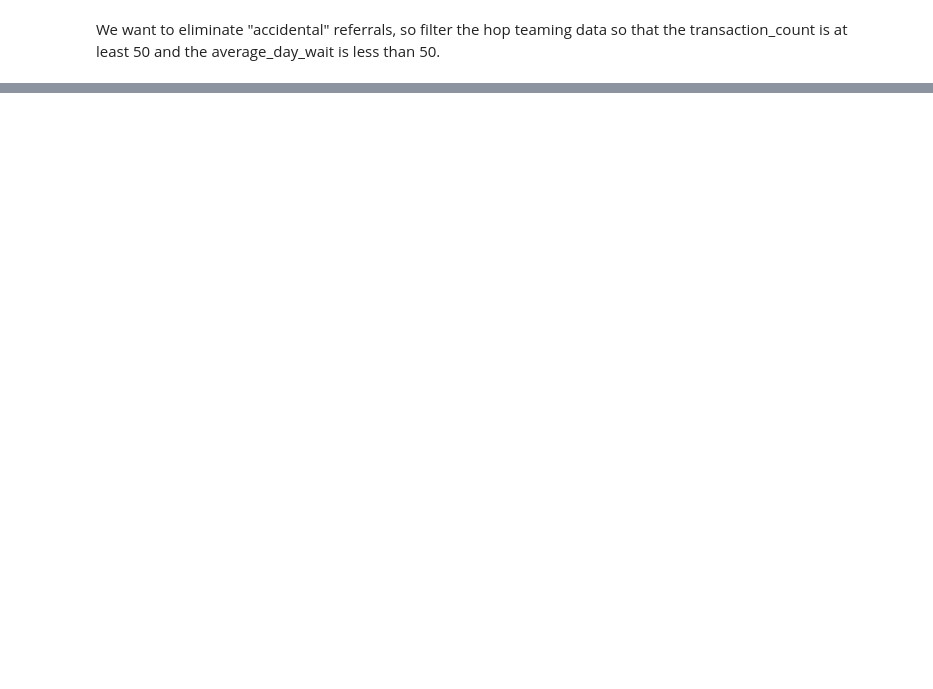
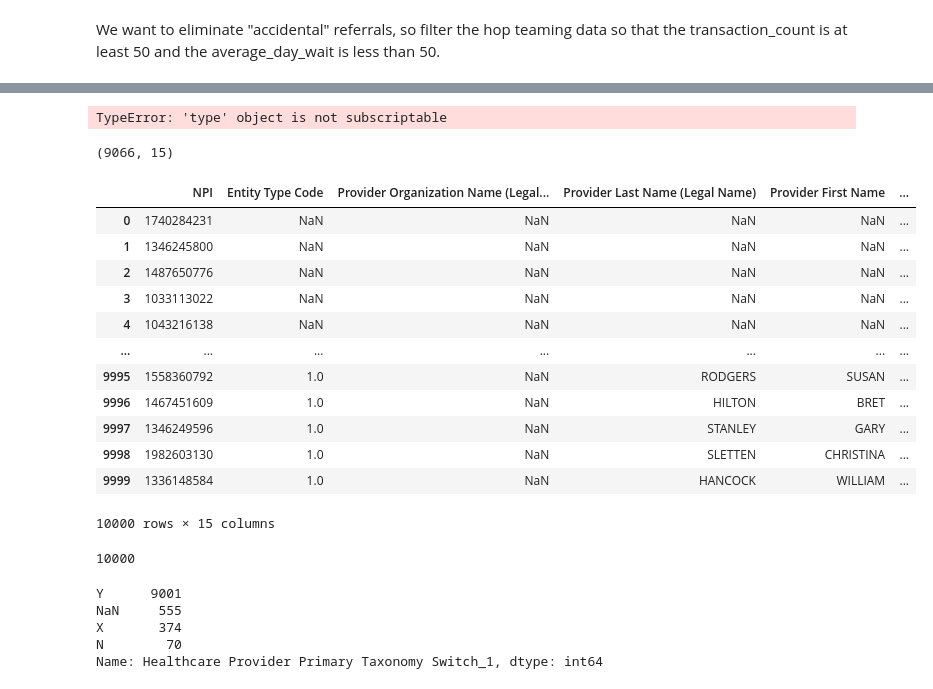
Before and after one commit to hcgreer/hop_team-team_blimp, a Jupyter notebook: hop_data_cleanup.ipynb, the cells around one changed output, grey strips where cells are left out. Drawn from its saved outputs; the diff is of its cells as text; code cells hidden in the pictures; blank space fills up the shorter version.

```diff
--- a/hop_data_cleanup.ipynb
+++ b/hop_data_cleanup.ipynb
@@ -183,0 +200,80 @@ for column in (chunk_npi.columns):
+# %%
+#Steps for my loop
+x = []
+for i in range [1,16]:
+    if f'Healthcare Provider Primary Taxonomy Switch_{i}' == 'Y':
+        x.append[f'Healthcare Provider Taxonomy Code_{i}'.values]
+    elif f'Healthcare Provider Primary Taxonomy Switch_{i+1}' == 'Y':
+        x.append[f'Healthcare Provider Taxonomy Code_{i+1}'.values]
+    else:
+        x.append['none']
+# %% [output]
+TypeError: 'type' object is not subscriptable
+# %%
+# to get all the "Y" taxonomy codes
+x = []
+for i in range (1,16):
+    x.append(npi[npi[f'Healthcare Provider Primary Taxonomy Switch_{i}' ]== 'Y'][['NPI',
+         'Entity Type Code',
+         'Provider Organization Name (Legal Business Name)',
+         'Provider Last Name (Legal Name)',
+         'Provider First Name',
+         'Provider Middle Name',
+         'Provider Name Prefix Text',
+         'Provider Name Suffix Text',
+         'Provider Credential Text',
+         'Provider First Line Business Practice Location Address',
+         'Provider Second Line Business Practice Location Address',
+         'Provider Business Practice Location Address City Name',
+         'Provider Business Practice Location Address State Name',
+         'Provider Business Practice Location Address Postal Code',
+        f'Healthcare Provider Taxonomy Code_{i}']].rename(columns={f'Healthcare Provider Taxonomy Code_{i}':'Taxonomy_code'}))
+# %%
+#x is coming as multiple df so to stich them together use the pd.concat
+yes_code = pd.concat(x)
+yes_code.shape
+# %% [output]
+(9066, 15)
+# %%
+pd.merge(left = npi[['NPI',
+         'Entity Type Code',
+         'Provider Organization Name (Legal Business Name)',
+         'Provider Last Name (Legal Name)',
+         'Provider First Name',
+         'Provider Middle Name',
+         'Provider Name Prefix Text',
+         'Provider Name Suffix Text',
+         'Provider Credential Text',
+         'Provider First Line Business Practice Location Address',
+         'Provider Second Line Business Practice Location Address',
+         'Provider Business Practice Location Address City Name',
+         'Provider Business Practice Location Address State Name',
+         'Provider Business Practice Location Address Postal Code']], right = yes_code, how = "left").drop_duplicates()
+# %% [output]
+|  | NPI | Entity Type Code | Provider Organization Name (Legal... | Provider Last Name (Legal Name) | Provider First Name | ... |
+| 0 | 1740284231 | NaN | NaN | NaN | NaN | ... |
+| 1 | 1346245800 | NaN | NaN | NaN | NaN | ... |
+| 2 | 1487650776 | NaN | NaN | NaN | NaN | ... |
+| 3 | 1033113022 | NaN | NaN | NaN | NaN | ... |
+| 4 | 1043216138 | NaN | NaN | NaN | NaN | ... |
+| ... | ... | ... | ... | ... | ... | ... |
+| 9995 | 1558360792 | 1.0 | NaN | RODGERS | SUSAN | ... |
+| 9996 | 1467451609 | 1.0 | NaN | HILTON | BRET | ... |
+| 9997 | 1346249596 | 1.0 | NaN | STANLEY | GARY | ... |
+| 9998 | 1982603130 | 1.0 | NaN | SLETTEN | CHRISTINA | ... |
+| 9999 | 1336148584 | 1.0 | NaN | HANCOCK | WILLIAM | ... |
+10000 rows × 15 columns
+# %%
+npi[npi['NPI']== 1477551547]
+npi.loc[8422]
+npi['NPI'].nunique()
+# %% [output]
+10000
+# %%
+npi['Healthcare Provider Primary Taxonomy Switch_1'].value_counts(dropna = False)
+# %% [output]
+Y      9001
+NaN     555
+X       374
+N        70
+Name: Healthcare Provider Primary Taxonomy Switch_1, dtype: int64
```
Also changed, not shown: parts of 24 cells of this notebook, 1 other file.
